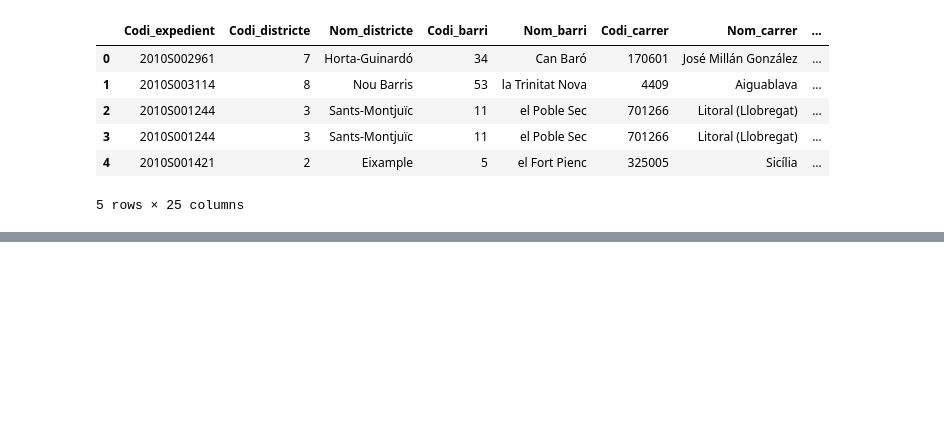
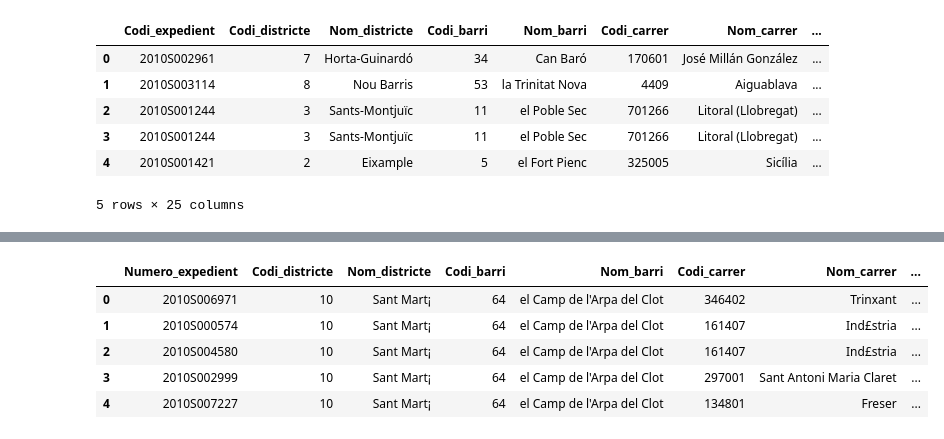
Before and after one commit to roger-roig/your-own-project, a Jupyter notebook: db_cleaning.ipynb, the cells around one changed output, grey strips where cells are left out. Saved outputs shown, nothing was run; the diff lists cells and outputs as text; code cells hidden in the pictures; blank space fills up the shorter version.

```diff
--- a/db_cleaning.ipynb
+++ b/db_cleaning.ipynb
@@ -178,0 +480,13 @@ vehicles.to_excel('vehicles_db.xlsx')
+# %%
+cause.drop(['Longitud','Latitud','Carrer_Original','Num_postal'],axis=1, inplace=True)
+# %%
+cause.drop('Descripcio_torn',axis=1, inplace=True)
+# %%
+cause.head()
+# %% [output]
+|  | Numero_expedient | Codi_districte | Nom_districte | Codi_barri | Nom_barri | Codi_carrer | Nom_carrer | ... |
+| 0 | 2010S006971 | 10 | Sant Mart¡ | 64 | el Camp de l'Arpa del Clot | 346402 | Trinxant | ... |
+| 1 | 2010S000574 | 10 | Sant Mart¡ | 64 | el Camp de l'Arpa del Clot | 161407 | Ind£stria | ... |
+| 2 | 2010S004580 | 10 | Sant Mart¡ | 64 | el Camp de l'Arpa del Clot | 161407 | Ind£stria | ... |
+| 3 | 2010S002999 | 10 | Sant Mart¡ | 64 | el Camp de l'Arpa del Clot | 297001 | Sant Antoni Maria Claret | ... |
+| 4 | 2010S007227 | 10 | Sant Mart¡ | 64 | el Camp de l'Arpa del Clot | 134801 | Freser | ... |
```
Also changed, not shown: parts of 75 cells of this notebook, 4 other files.
